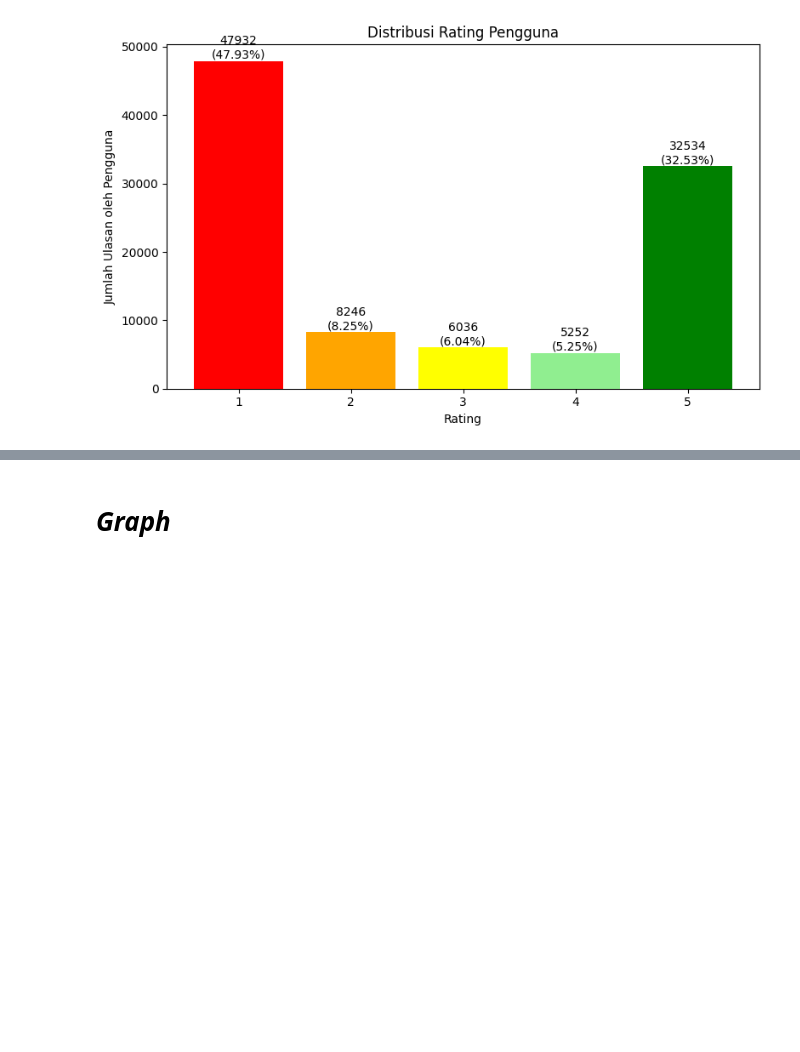
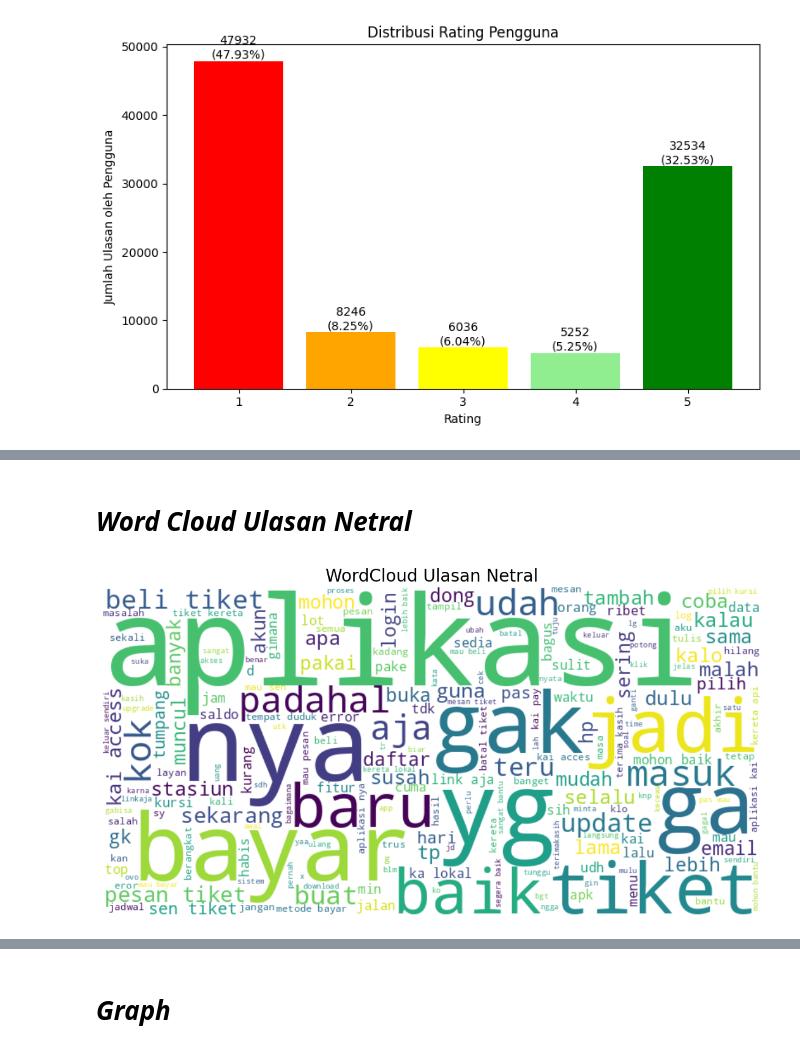
Before and after one commit to imadeardanabapeten/Analisis-Sentimen-Aplikasi-Access-by-KAI, a Jupyter notebook: Analisis_Sentimen_Access_by_KAI.ipynb, the cells around one changed output, grey strips where cells are left out. Cells and saved outputs as stored; diff of their text form; code cells hidden in the pictures; blank space fills up the shorter version.

```diff
--- a/Analisis_Sentimen_Access_by_KAI.ipynb
+++ b/Analisis_Sentimen_Access_by_KAI.ipynb
@@ -402,0 +397,10 @@ array([[9618,  967,  564],
+# %% [markdown]
+# ***Word Cloud Ulasan Netral***
+# %%
+# Gabungkan semua ulasan netral
+text_neutral = ' '.join(df_prep[df_prep['sentiment']=='netral']['review_txt_stemmed'].tolist())
+
+# Tampilkan WordCloud
+plot_wordcloud(text_neutral, "WordCloud Ulasan Netral")
+# %% [output]
+[figure, added]
```
Also changed, not shown: parts of 65 cells of this notebook.
